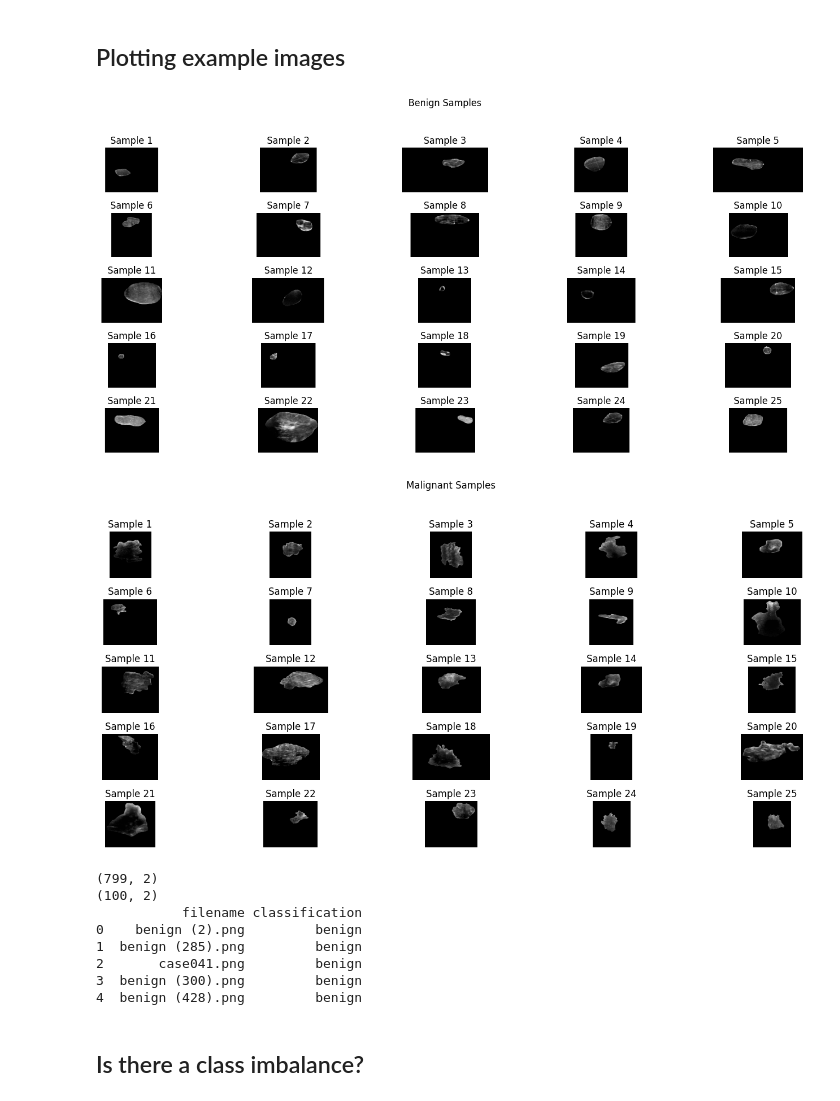
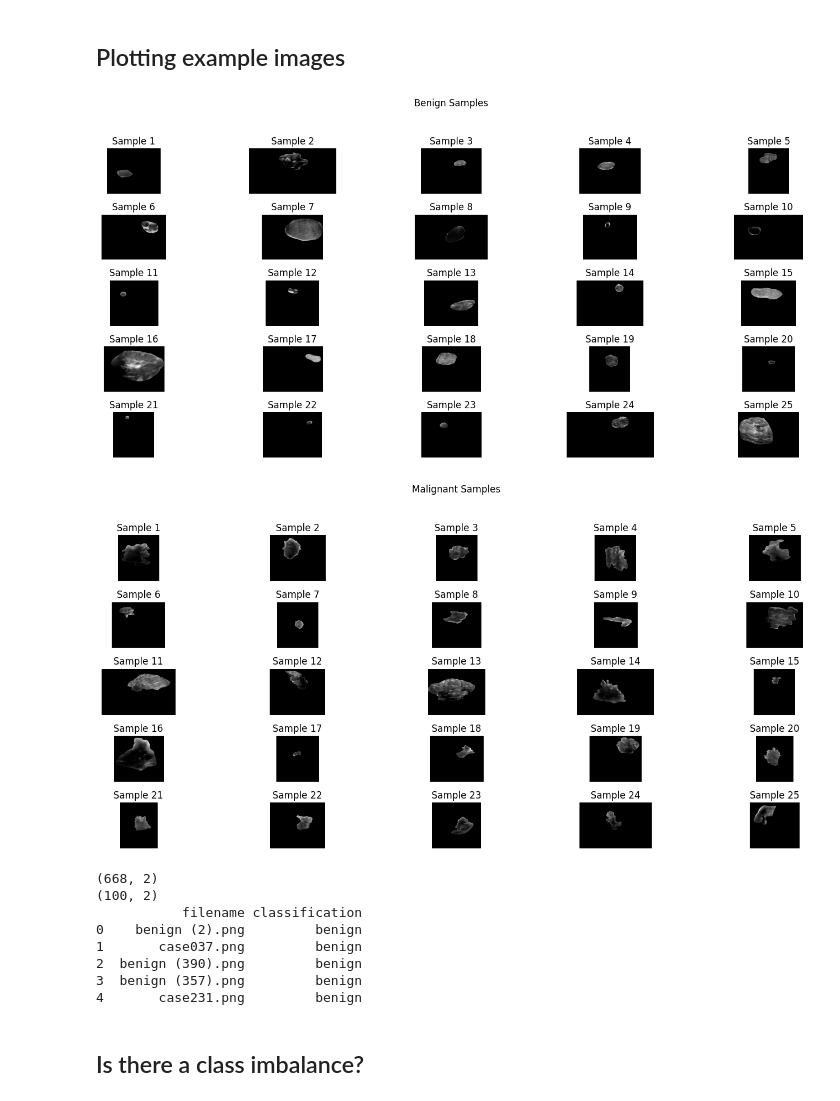
Before and after one commit to KTLeWagon/breast_lesion_DL, a Jupyter notebook: notebooks/breast_lesion_DL_Kaggle_KT.ipynb, the cells around one changed output. Cells and saved outputs as stored; diff of their text form; code cells hidden in the pictures.

Commit message:
Kaggle Notebook | breast_lesion_DL_Kaggle_KT | Version 4

```diff
--- a/notebooks/breast_lesion_DL_Kaggle_KT.ipynb
+++ b/notebooks/breast_lesion_DL_Kaggle_KT.ipynb
@@ -29,29 +33,29 @@ import matplotlib.pyplot as plt
 # %%
 def plot_class_samples(base_path, class_name, num_samples=10):
     plt.figure(figsize=(15, 7))
     class_folder = os.path.join(base_path, class_name)
     image_files = [os.path.join(class_folder, f) for f in os.listdir(class_folder) if f.endswith('.png')]
 
     for i in range(min(num_samples, len(image_files))):
         img_path = image_files[i]
         img = Image.open(img_path).convert('L')  # Load in grayscale
         ax = plt.subplot(5, 5, i + 1)  # Adjust subplot grid for 10 images: 2 rows and 5 columns
         ax.imshow(img, cmap='gray')
         ax.set_title(f"Sample {i + 1}")
         ax.axis('off')
 
     plt.suptitle(f"{class_name.capitalize()} Samples")
     plt.tight_layout(rect=[0, 0.03, 1, 0.95])
     plt.show()
 
-training_path = '/kaggle/input/breast-lesion-dataset2/Breast_lesion_dataset2/Training_data'
+training_path = '/kaggle/input/breast-lesion-dataset-wo-marks3/Breast_lesion_dataset3/Training_data'
 
 plot_class_samples(training_path, 'benign', num_samples=25)
 
 plot_class_samples(training_path, 'malignant', num_samples=25)
 # %% [output]
-[figure, old version]
+[figure, new version]
-[figure, old version]
+[figure, new version]
 # %%
 def create_classification_df(base_path):
     categories = ['benign', 'malignant']
@@ -68,8 +72,8 @@ def create_classification_df(base_path):
     df = pd.DataFrame(data)
     return df
 
-training_path = '/kaggle/input/breast-lesion-dataset2/Breast_lesion_dataset2/Training_data'
-test_path = '/kaggle/input/breast-lesion-dataset2/Breast_lesion_dataset2/Test_data'
+training_path = '/kaggle/input/breast-lesion-dataset-wo-marks3/Breast_lesion_dataset3/Training_data'
+test_path = '/kaggle/input/breast-lesion-dataset-wo-marks3/Breast_lesion_dataset3/Test_data'
 train_df = create_classification_df(training_path)
 test_df = create_classification_df(test_path)
 
@@ -78,14 +82,14 @@ print(train_df.shape)
 print(test_df.shape)
 print(df.head())
 # %% [output]
-(799, 2)
+(668, 2)
 (100, 2)
            filename classification
 0    benign (2).png         benign
-1  benign (285).png         benign
-2       case041.png         benign
-3  benign (300).png         benign
-4  benign (428).png         benign
+1       case037.png         benign
+2  benign (390).png         benign
+3  benign (357).png         benign
+4       case231.png         benign
 # %% [markdown]
 ## Is there a class imbalance?
 # %%
```
Also changed, not shown: parts of 9 cells of this notebook.
